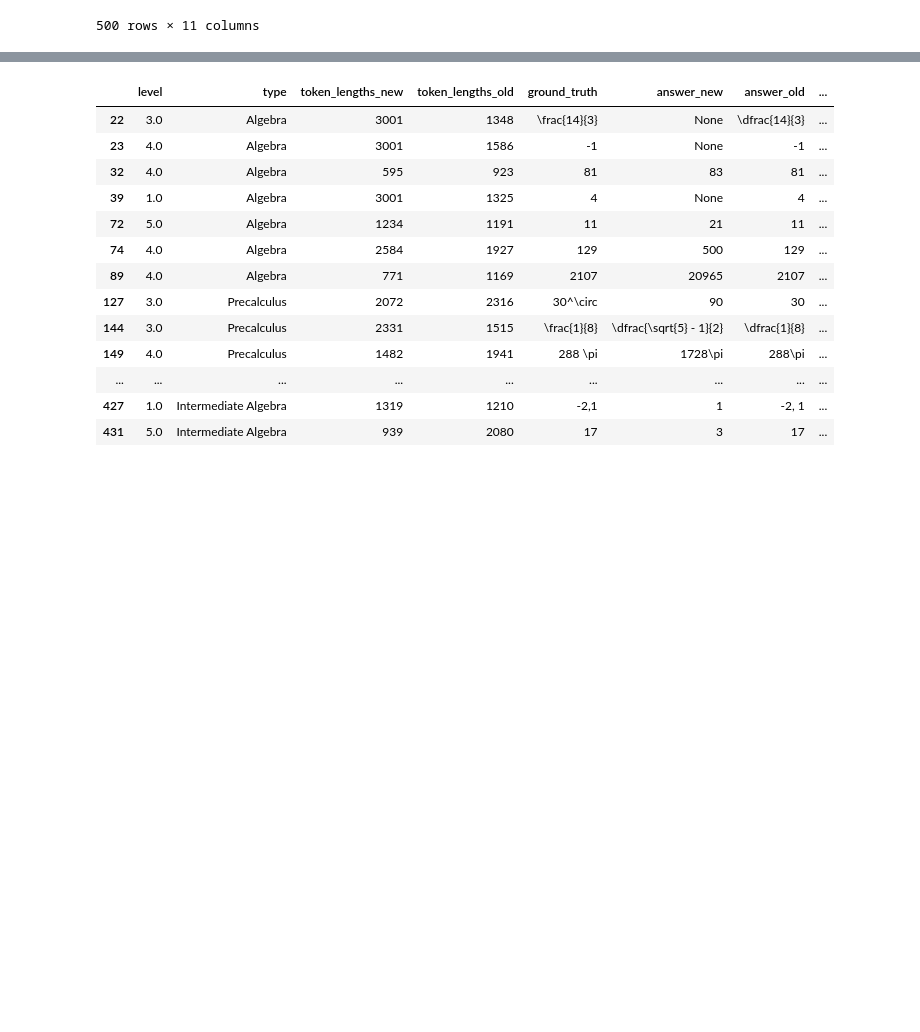
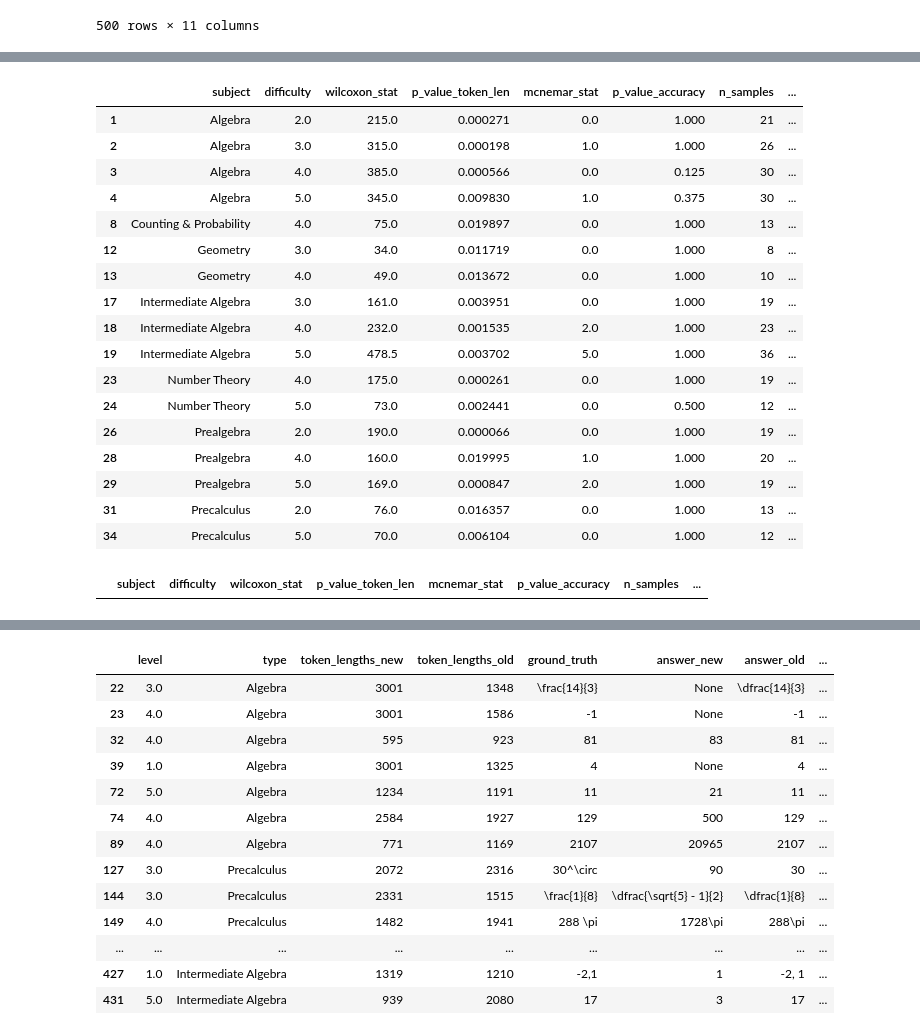
Before and after one commit to cayasryan/AdaptiveMathReasoning, a Jupyter notebook: explore/explore_eval_results.ipynb, the cells around one changed output, grey strips where cells are left out. Saved outputs shown, nothing was run; the diff lists cells and outputs as text; code cells hidden in the pictures; blank space fills up the shorter version.

Commit message:
hypo test results

```diff
--- a/explore/explore_eval_results.ipynb
+++ b/explore/explore_eval_results.ipynb
@@ -430,3 +430,5 @@ df_combined
 | 498 | 4.0 | Intermediate Algebra | 2887 | 2278 | 40 | 40 + 4\sqrt{41} | 2\sqrt{69} | ... |
 | 499 | 4.0 | Intermediate Algebra | 1263 | 1387 | -13x+3 | -13x + 3 | -13x + 3 | ... |
 500 rows × 11 columns
+# %%
+df_for_hypo_test = df_combined[['type','level','token_lengths_new','token_lengths_old','is_correct_new','is_correct_old']].copy()
@@ -432,0 +516,25 @@ df_combined
+# %%
+results_df[(results_df['significant_token_len'] == True)]
+# %% [output]
+|  | subject | difficulty | wilcoxon_stat | p_value_token_len | mcnemar_stat | p_value_accuracy | n_samples | ... |
+| 1 | Algebra | 2.0 | 215.0 | 0.000271 | 0.0 | 1.000 | 21 | ... |
+| 2 | Algebra | 3.0 | 315.0 | 0.000198 | 1.0 | 1.000 | 26 | ... |
+| 3 | Algebra | 4.0 | 385.0 | 0.000566 | 0.0 | 0.125 | 30 | ... |
+| 4 | Algebra | 5.0 | 345.0 | 0.009830 | 1.0 | 0.375 | 30 | ... |
+| 8 | Counting & Probability | 4.0 | 75.0 | 0.019897 | 0.0 | 1.000 | 13 | ... |
+| 12 | Geometry | 3.0 | 34.0 | 0.011719 | 0.0 | 1.000 | 8 | ... |
+| 13 | Geometry | 4.0 | 49.0 | 0.013672 | 0.0 | 1.000 | 10 | ... |
+| 17 | Intermediate Algebra | 3.0 | 161.0 | 0.003951 | 0.0 | 1.000 | 19 | ... |
+| 18 | Intermediate Algebra | 4.0 | 232.0 | 0.001535 | 2.0 | 1.000 | 23 | ... |
+| 19 | Intermediate Algebra | 5.0 | 478.5 | 0.003702 | 5.0 | 1.000 | 36 | ... |
+| 23 | Number Theory | 4.0 | 175.0 | 0.000261 | 0.0 | 1.000 | 19 | ... |
+| 24 | Number Theory | 5.0 | 73.0 | 0.002441 | 0.0 | 0.500 | 12 | ... |
+| 26 | Prealgebra | 2.0 | 190.0 | 0.000066 | 0.0 | 1.000 | 19 | ... |
+| 28 | Prealgebra | 4.0 | 160.0 | 0.019995 | 1.0 | 1.000 | 20 | ... |
+| 29 | Prealgebra | 5.0 | 169.0 | 0.000847 | 2.0 | 1.000 | 19 | ... |
+| 31 | Precalculus | 2.0 | 76.0 | 0.016357 | 0.0 | 1.000 | 13 | ... |
+| 34 | Precalculus | 5.0 | 70.0 | 0.006104 | 0.0 | 1.000 | 12 | ... |
+# %%
+results_df[(results_df['significant_accuracy'] == True)]
+# %% [output]
+|  | subject | difficulty | wilcoxon_stat | p_value_token_len | mcnemar_stat | p_value_accuracy | n_samples | ... |
```
Also changed, not shown: parts of 6 cells of this notebook, 10 other files.
